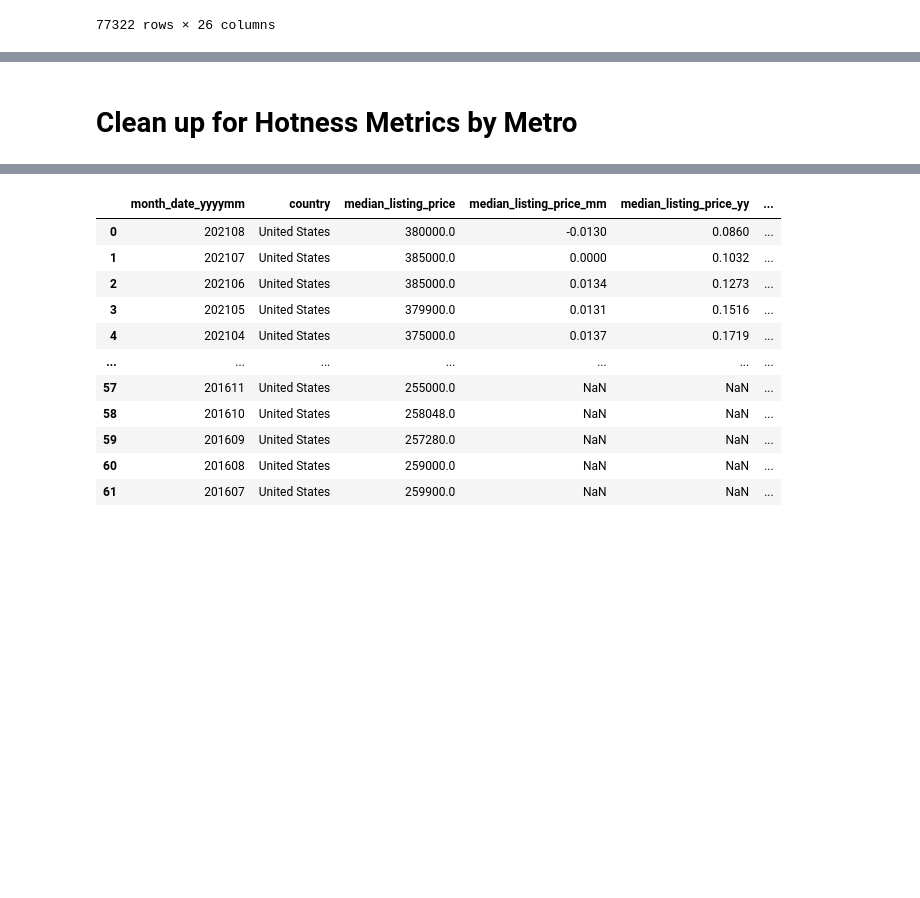
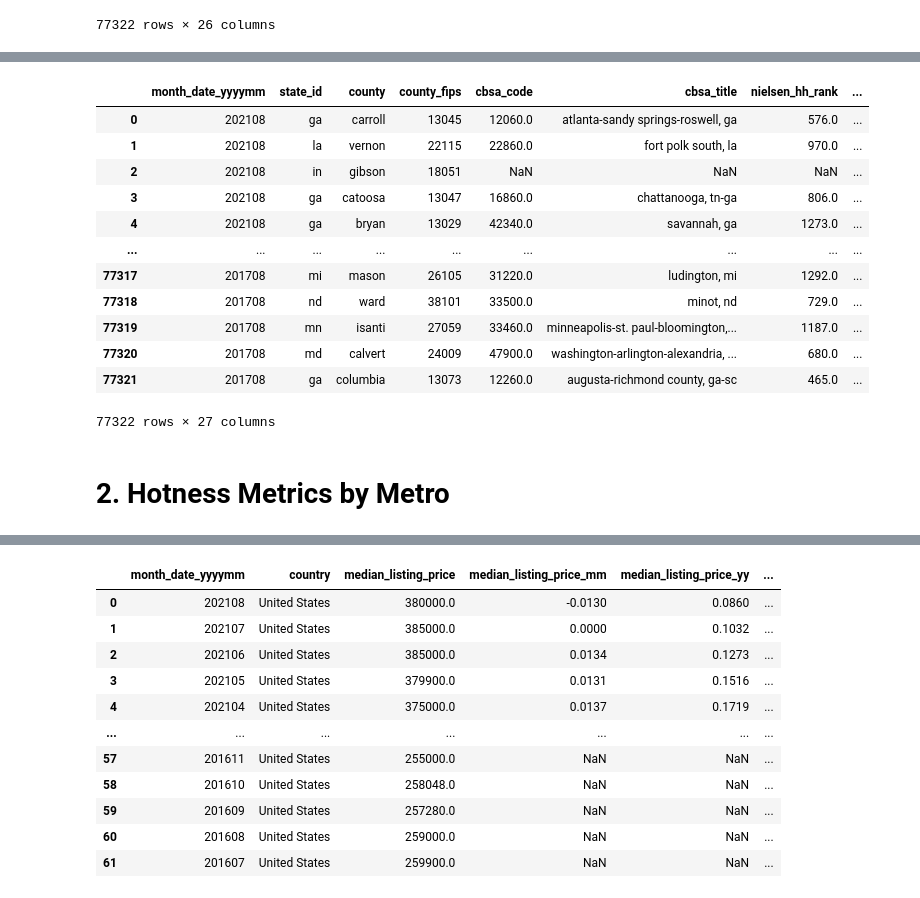
Before and after one commit to Tinuola-1/Project3Visuals, a Jupyter notebook: Notebooks/Cleanup_Notebook.ipynb, the cells around one changed output, grey strips where cells are left out. Drawn from its saved outputs; the diff is of its cells as text; code cells hidden in the pictures; blank space fills up the shorter version.

```diff
--- a/Notebooks/Cleanup_Notebook.ipynb
+++ b/Notebooks/Cleanup_Notebook.ipynb
@@ -50,6 +78,52 @@ quality_flag
+# %%
+df = df[[
+
+'month_date_yyyymm',
+'state_id',
+'county',
+'county_fips',
+'cbsa_code',
+'cbsa_title',
+'nielsen_hh_rank',
+'hotness_rank',
+'hotness_rank_mm',
+'hotness_rank_yy',
+'hotness_score',
+'supply_score',
+'demand_score',
+'median_days_on_market',
+'median_days_on_market_mm',
+'median_dom_mm_day',
+'median_days_on_market_yy',
+'median_dom_yy_day',
+'median_dom_vs_us',
+'ldp_unique_viewers_per_property_mm',
+'ldp_unique_viewers_per_property_yy',
+'ldp_unique_viewers_per_property_vs_us',
+'median_listing_price',
+'median_listing_price_mm',
+'median_listing_price_yy',
+'median_listing_price_vs_us',
+'quality_flag'
+]]
+df
+# %% [output]
+|  | month_date_yyyymm | state_id | county | county_fips | cbsa_code | cbsa_title | nielsen_hh_rank | ... |
+| 0 | 202108 | ga | carroll | 13045 | 12060.0 | atlanta-sandy springs-roswell, ga | 576.0 | ... |
+| 1 | 202108 | la | vernon | 22115 | 22860.0 | fort polk south, la | 970.0 | ... |
+| 2 | 202108 | in | gibson | 18051 | NaN | NaN | NaN | ... |
+| 3 | 202108 | ga | catoosa | 13047 | 16860.0 | chattanooga, tn-ga | 806.0 | ... |
+| 4 | 202108 | ga | bryan | 13029 | 42340.0 | savannah, ga | 1273.0 | ... |
+| ... | ... | ... | ... | ... | ... | ... | ... | ... |
+| 77317 | 201708 | mi | mason | 26105 | 31220.0 | ludington, mi | 1292.0 | ... |
+| 77318 | 201708 | nd | ward | 38101 | 33500.0 | minot, nd | 729.0 | ... |
+| 77319 | 201708 | mn | isanti | 27059 | 33460.0 | minneapolis-st. paul-bloomington,... | 1187.0 | ... |
+| 77320 | 201708 | md | calvert | 24009 | 47900.0 | washington-arlington-alexandria, ... | 680.0 | ... |
+| 77321 | 201708 | ga | columbia | 13073 | 12260.0 | augusta-richmond county, ga-sc | 465.0 | ... |
+77322 rows × 27 columns
 # %%
 df.to_csv("../Output/Hotness_Metrics_By_County.csv")
 # %% [markdown]
-# Clean up for Hotness Metrics by Metro
+# 2. Hotness Metrics by Metro
 # %%
 metro_hotness = pd.read_csv("../Dataset/Market_Hotness/Hotness_Metrics_Metro_History.csv")
```
Also changed, not shown: parts of 52 cells of this notebook.
